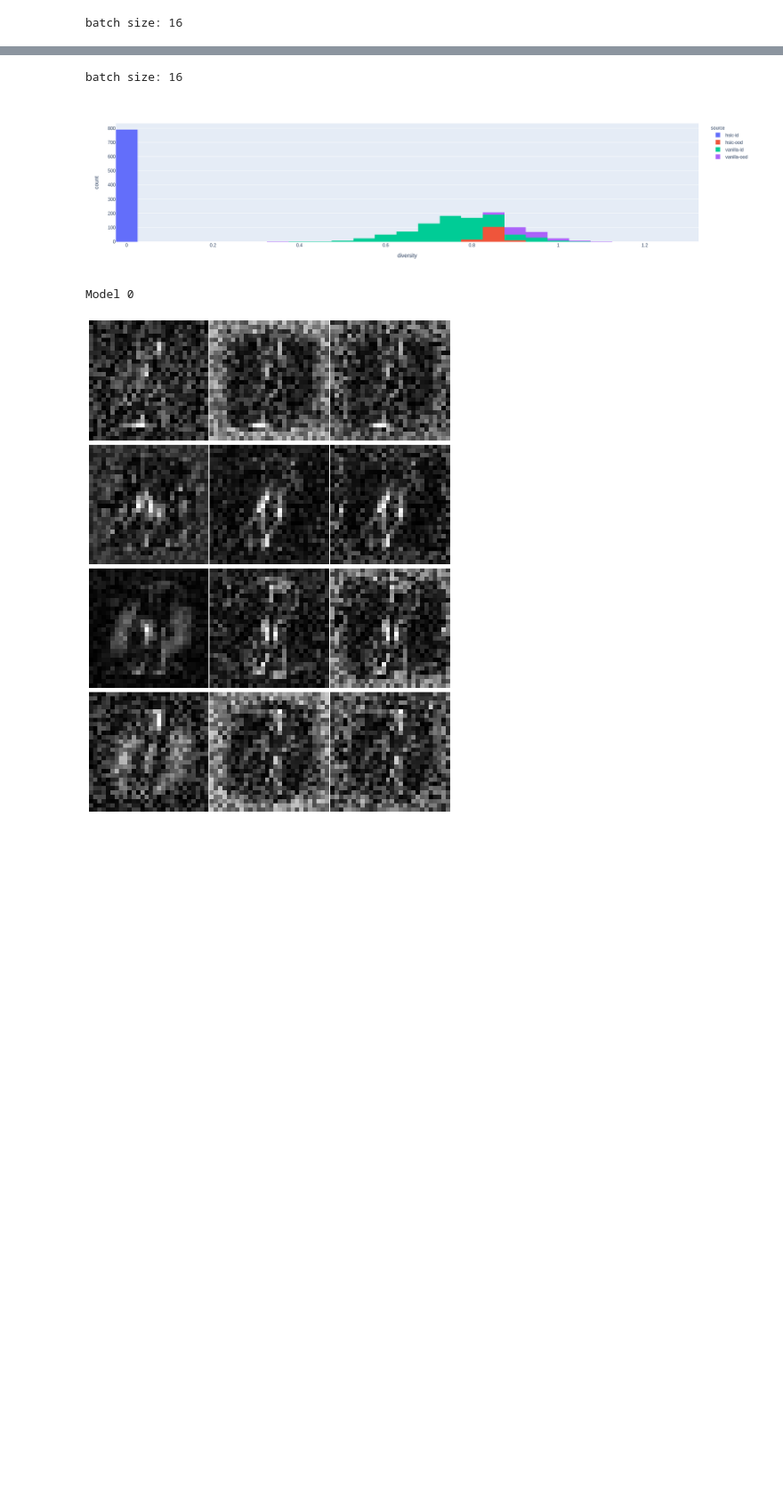
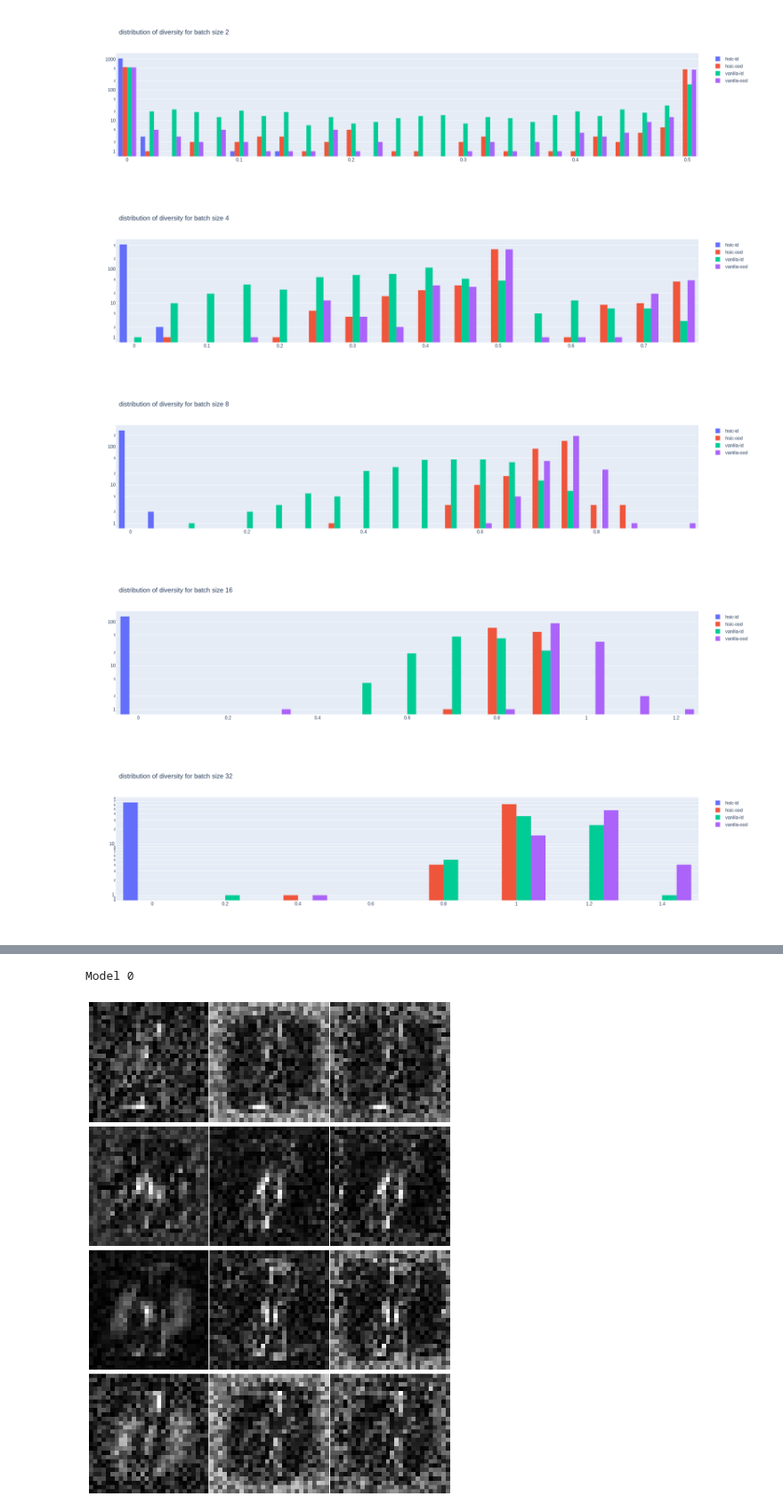
Before and after one commit to ericpts/hsic, a Jupyter notebook: analysis.ipynb, the cells around one changed output, grey strips where cells are left out. Shown at 89% size. Cells and saved outputs as stored; diff of their text form; code cells hidden in the pictures; blank space fills up the shorter version.

Commit message:
Plot diversity for different batch sizes

```diff
--- a/analysis.ipynb
+++ b/analysis.ipynb
@@ -28,17 +28,15 @@ import lib_problem
 
 gin.enter_interactive_mode()
 # %%
-batch_size = 16
-
 def process_dataset(
-    dataset: tf.data.Dataset, models: List[tf.keras.Model]
+    dataset: tf.data.Dataset, models: List[tf.keras.Model], batch_size: int
 ) -> tf.Tensor:
     Xs = []
     true_labels = []
     predicted = []
     biased_labels = []
     div_losses = []
-    for X, y, y_biased in dataset.batch(batch_size):
+    for X, y, y_biased in dataset.shuffle(60_000).batch(batch_size):
         Xs.append(X)
         (features, ys_pred) = lib_problem.forward(X, y, models)
         probabilities = tf.nn.softmax(ys_pred)
@@ -58,22 +56,22 @@ tf.keras.backend.clear_session()
 problem = lib_biased_mnist.BiasedMnistProblem()
 
 in_dist = tf.data.Dataset.from_tensor_slices(
-            problem.filter_tensors(*lib_biased_mnist.get_biased_mnist_data("~/.datasets/mnist/", 1.0, train=True))).cache()
+            problem.filter_tensors(*lib_biased_mnist.get_biased_mnist_data("~/.datasets/mnist/", 1.0, train=False))).cache()
 
 oo_dist = tf.data.Dataset.from_tensor_slices(
             problem.filter_tensors(*lib_biased_mnist.get_biased_mnist_data("~/.datasets/mnist/", 0.0, train=False))).cache()
 
 models = problem.models
 # %%
-def process_df(df: pd.DataFrame):
+def process_df(df: pd.DataFrame, batch_size: int):
     for im, m in enumerate(models):
         for v in m.trainable_variables:
             w = df['weights'][0][str(im)]
             assert v.name in w
             v.assign(w[v.name])
 
-    in_X, in_y, in_y_biased, in_y_hat, in_d_loss = process_dataset(in_dist, models)
-    oo_X, oo_y, oo_y_biased, oo_y_hat, oo_d_loss = process_dataset(oo_dist, models)
+    in_X, in_y, in_y_biased, in_y_hat, in_d_loss = process_dataset(in_dist, models, batch_size)
+    oo_X, oo_y, oo_y_biased, oo_y_hat, oo_d_loss = process_dataset(oo_dist, models, batch_size)
 
     dfs = [
     {
@@ -89,18 +89,35 @@ def process_df(df: pd.DataFrame):
 # %%
-DF = lib_analysis.read_problem(Path('../data'), 'biased_mnist')
-df = DF[
-    (DF['lambda'] == 1) &
-    (DF['label_correlation'] == 0.999) &
-    (DF['indep'] == 'conditional_hsic')
-].reset_index(drop=True)
-df_hsic = process_df(df)
+for batch_size in [2, 4, 8, 16, 32, 64, 128]:
+    df = DF[
+        (DF['lambda'] == 1) &
+        (DF['label_correlation'] == 0.999) &
+        (DF['indep'] == 'conditional_hsic')
+    ].reset_index(drop=True)
+    df_hsic = process_df(df, batch_size)
 
-DF = lib_analysis.read_problem(Path('../data'), 'biased_mnist')
-df = DF[
-    (DF['lambda'] == 0) &
-    (DF['label_correlation'] == 0.999) &
-    (DF['indep'] == 'conditional_hsic')
-].reset_index(drop=True)
-df_vanilla = process_df(df)
+    df = DF[
+        (DF['lambda'] == 0) &
+        (DF['label_correlation'] == 0.999) &
+        (DF['indep'] == 'conditional_hsic')
+    ].reset_index(drop=True)
+    df_vanilla = process_df(df, batch_size)
+
+    df_hsic['source'] = 'hsic-' + df_hsic['source']
+    df_vanilla['source'] = 'vanilla-' + df_vanilla['source']
+
+    df = pd.concat([df_hsic, df_vanilla])
+    fig = go.Figure()
+    for s in df.source.unique():
+        sel_df = df[df["source"] == s]
+        fig.add_trace(go.Histogram(x=sel_df.diversity.to_numpy(), name=s))
+    fig.update_layout(
+        title=f"distribution of diversity for batch size {batch_size}",
+        yaxis_type="log",
+    )
+    fig.show()
 # %% [output]
-batch size: 16
+[figure, added]
+[figure, added]
+[figure, added]
+[figure, added]
+[figure, added]
@@ -110,11 +126,3 @@ df_vanilla['source'] = 'vanilla-' + df_vanilla['source']
-# %%
-df = pd.concat([df_hsic, df_vanilla])
-
-print(f'batch size: {batch_size}')
-px.histogram(df, x='diversity', color='source')
-# %% [output]
-batch size: 16
-[figure, removed]
 # %%
 def visualize_weights(model: tf.keras.Model):
     (feature_extractor, logistic) = model.layers[-2:]
```
Also changed, not shown: parts of 3 cells of this notebook.
